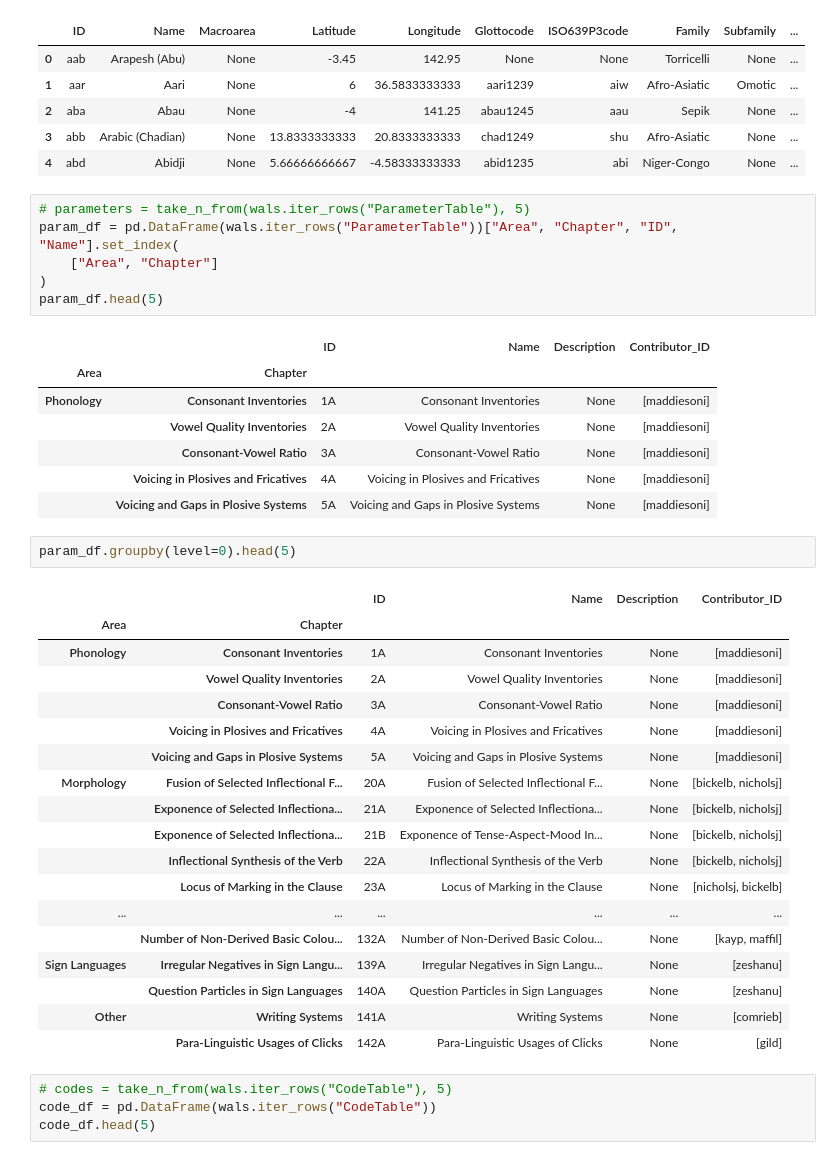
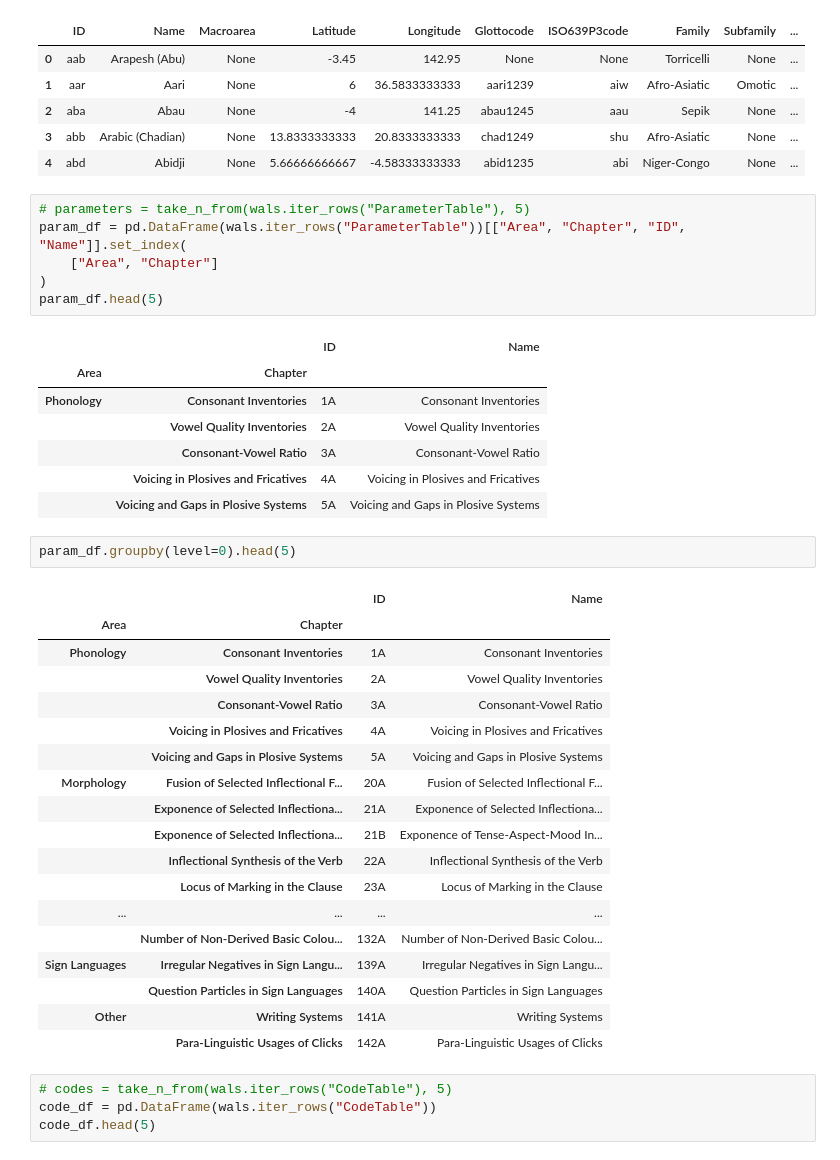
Before and after one commit to Pappa/conlanger, a Jupyter notebook: notebooks/explore_wals.ipynb, the cells around one changed output. Saved outputs shown, nothing was run; the diff lists cells and outputs as text.

```diff
--- a/notebooks/explore_wals.ipynb
+++ b/notebooks/explore_wals.ipynb
@@ -23,39 +23,39 @@ lang_df.head(5)
 | 4 | abd | Abidji | None | 5.66666666667 | -4.58333333333 | abid1235 | abi | Niger-Congo | None | ... |
 # %%
 # parameters = take_n_from(wals.iter_rows("ParameterTable"), 5)
-param_df = pd.DataFrame(wals.iter_rows("ParameterTable"))["Area", "Chapter", "ID", "Name"].set_index(
+param_df = pd.DataFrame(wals.iter_rows("ParameterTable"))[["Area", "Chapter", "ID", "Name"]].set_index(
     ["Area", "Chapter"]
 )
 param_df.head(5)
 # %% [output]
-|  |  | ID | Name | Description | Contributor_ID |
-| Area | Chapter |  |  |  |  |
-| Phonology | Consonant Inventories | 1A | Consonant Inventories | None | [maddiesoni] |
-|  | Vowel Quality Inventories | 2A | Vowel Quality Inventories | None | [maddiesoni] |
-|  | Consonant-Vowel Ratio | 3A | Consonant-Vowel Ratio | None | [maddiesoni] |
-|  | Voicing in Plosives and Fricatives | 4A | Voicing in Plosives and Fricatives | None | [maddiesoni] |
-|  | Voicing and Gaps in Plosive Systems | 5A | Voicing and Gaps in Plosive Systems | None | [maddiesoni] |
+|  |  | ID | Name |
+| Area | Chapter |  |  |
+| Phonology | Consonant Inventories | 1A | Consonant Inventories |
+|  | Vowel Quality Inventories | 2A | Vowel Quality Inventories |
+|  | Consonant-Vowel Ratio | 3A | Consonant-Vowel Ratio |
+|  | Voicing in Plosives and Fricatives | 4A | Voicing in Plosives and Fricatives |
+|  | Voicing and Gaps in Plosive Systems | 5A | Voicing and Gaps in Plosive Systems |
 # %%
 param_df.groupby(level=0).head(5)
 # %% [output]
-|  |  | ID | Name | Description | Contributor_ID |
-| Area | Chapter |  |  |  |  |
-| Phonology | Consonant Inventories | 1A | Consonant Inventories | None | [maddiesoni] |
-|  | Vowel Quality Inventories | 2A | Vowel Quality Inventories | None | [maddiesoni] |
-|  | Consonant-Vowel Ratio | 3A | Consonant-Vowel Ratio | None | [maddiesoni] |
-|  | Voicing in Plosives and Fricatives | 4A | Voicing in Plosives and Fricatives | None | [maddiesoni] |
-|  | Voicing and Gaps in Plosive Systems | 5A | Voicing and Gaps in Plosive Systems | None | [maddiesoni] |
-| Morphology | Fusion of Selected Inflectional F... | 20A | Fusion of Selected Inflectional F... | None | [bickelb, nicholsj] |
-|  | Exponence of Selected Inflectiona... | 21A | Exponence of Selected Inflectiona... | None | [bickelb, nicholsj] |
-|  | Exponence of Selected Inflectiona... | 21B | Exponence of Tense-Aspect-Mood In... | None | [bickelb, nicholsj] |
-|  | Inflectional Synthesis of the Verb | 22A | Inflectional Synthesis of the Verb | None | [bickelb, nicholsj] |
-|  | Locus of Marking in the Clause | 23A | Locus of Marking in the Clause | None | [nicholsj, bickelb] |
-| ... | ... | ... | ... | ... | ... |
-|  | Number of Non-Derived Basic Colou... | 132A | Number of Non-Derived Basic Colou... | None | [kayp, maffil] |
-| Sign Languages | Irregular Negatives in Sign Langu... | 139A | Irregular Negatives in Sign Langu... | None | [zeshanu] |
-|  | Question Particles in Sign Languages | 140A | Question Particles in Sign Languages | None | [zeshanu] |
-| Other | Writing Systems | 141A | Writing Systems | None | [comrieb] |
-|  | Para-Linguistic Usages of Clicks | 142A | Para-Linguistic Usages of Clicks | None | [gild] |
+|  |  | ID | Name |
+| Area | Chapter |  |  |
+| Phonology | Consonant Inventories | 1A | Consonant Inventories |
+|  | Vowel Quality Inventories | 2A | Vowel Quality Inventories |
+|  | Consonant-Vowel Ratio | 3A | Consonant-Vowel Ratio |
+|  | Voicing in Plosives and Fricatives | 4A | Voicing in Plosives and Fricatives |
+|  | Voicing and Gaps in Plosive Systems | 5A | Voicing and Gaps in Plosive Systems |
+| Morphology | Fusion of Selected Inflectional F... | 20A | Fusion of Selected Inflectional F... |
+|  | Exponence of Selected Inflectiona... | 21A | Exponence of Selected Inflectiona... |
+|  | Exponence of Selected Inflectiona... | 21B | Exponence of Tense-Aspect-Mood In... |
+|  | Inflectional Synthesis of the Verb | 22A | Inflectional Synthesis of the Verb |
+|  | Locus of Marking in the Clause | 23A | Locus of Marking in the Clause |
+| ... | ... | ... | ... |
+|  | Number of Non-Derived Basic Colou... | 132A | Number of Non-Derived Basic Colou... |
+| Sign Languages | Irregular Negatives in Sign Langu... | 139A | Irregular Negatives in Sign Langu... |
+|  | Question Particles in Sign Languages | 140A | Question Particles in Sign Languages |
+| Other | Writing Systems | 141A | Writing Systems |
+|  | Para-Linguistic Usages of Clicks | 142A | Para-Linguistic Usages of Clicks |
 # %%
 # codes = take_n_from(wals.iter_rows("CodeTable"), 5)
 code_df = pd.DataFrame(wals.iter_rows("CodeTable"))
```
